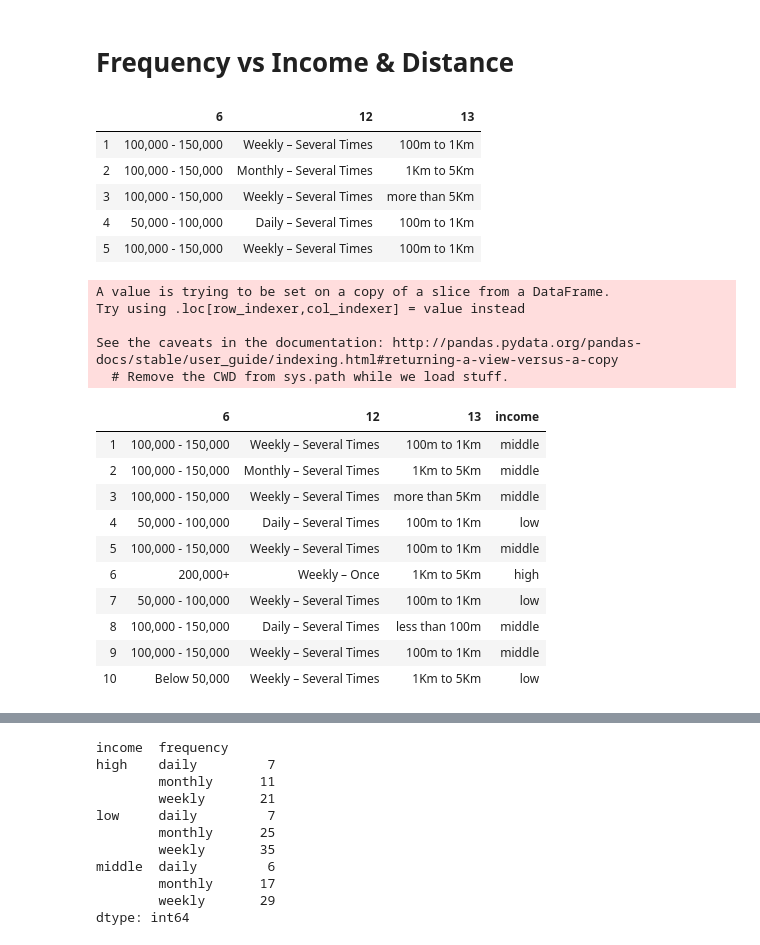
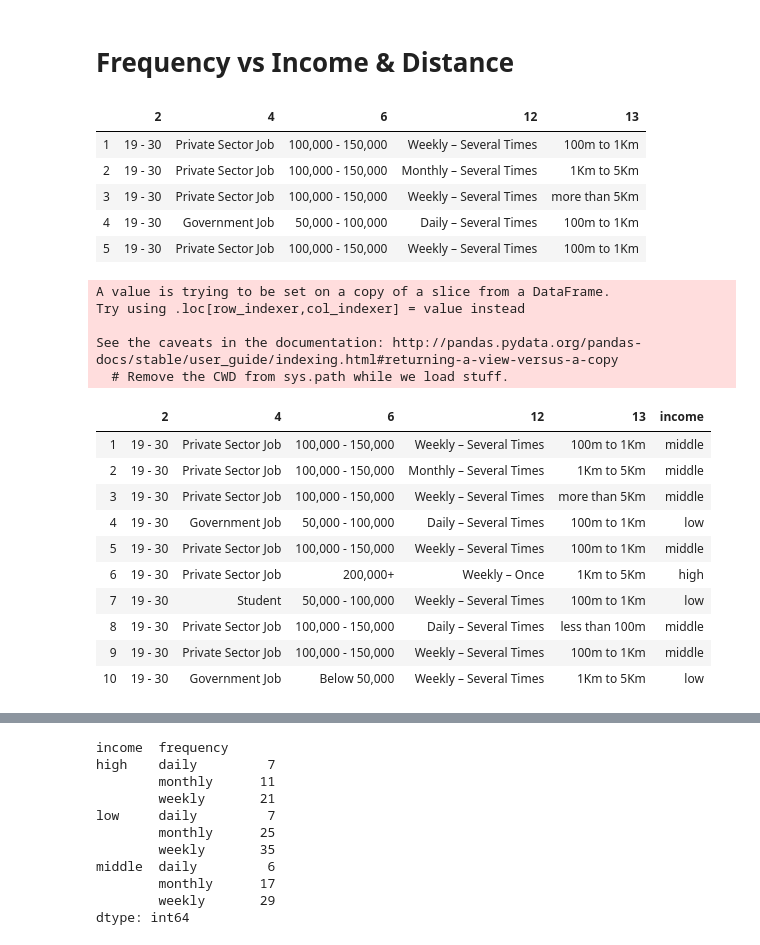
Before and after one commit to CodeProcessor/CS5651-Statistical-Inference-Project, a Jupyter notebook: src/visualization.ipynb, the cells around one changed output, grey strips where cells are left out. Cells and saved outputs as stored; diff of their text form; code cells hidden in the pictures.

```diff
--- a/src/visualization.ipynb
+++ b/src/visualization.ipynb
@@ -239,15 +239,15 @@ Mean : 4.102564102564102 STD: 1.051125691936904 N : 39
 # %% [markdown]
 # Frequency vs Income & Distance
 # %%
-freq_income = df[[6, 12, 13]]
+freq_income = df[[2, 4, 6, 12, 13]]
 freq_income.head()
 # %% [output]
-|  | 6 | 12 | 13 |
-| 1 | 100,000 - 150,000 | Weekly – Several Times | 100m to 1Km |
-| 2 | 100,000 - 150,000 | Monthly – Several Times | 1Km to 5Km |
-| 3 | 100,000 - 150,000 | Weekly – Several Times | more than 5Km |
-| 4 | 50,000 - 100,000 | Daily – Several Times | 100m to 1Km |
-| 5 | 100,000 - 150,000 | Weekly – Several Times | 100m to 1Km |
+|  | 2 | 4 | 6 | 12 | 13 |
+| 1 | 19 - 30 | Private Sector Job | 100,000 - 150,000 | Weekly – Several Times | 100m to 1Km |
+| 2 | 19 - 30 | Private Sector Job | 100,000 - 150,000 | Monthly – Several Times | 1Km to 5Km |
+| 3 | 19 - 30 | Private Sector Job | 100,000 - 150,000 | Weekly – Several Times | more than 5Km |
+| 4 | 19 - 30 | Government Job | 50,000 - 100,000 | Daily – Several Times | 100m to 1Km |
+| 5 | 19 - 30 | Private Sector Job | 100,000 - 150,000 | Weekly – Several Times | 100m to 1Km |
 # %%
 def income(row):
     inc = str(row[6])
@@ -266,17 +266,17 @@ Try using .loc[row_indexer,col_indexer] = value instead
 
 See the caveats in the documentation: http://pandas.pydata.org/pandas-docs/stable/user_guide/indexing.html#returning-a-view-versus-a-copy
   # Remove the CWD from sys.path while we load stuff.
-|  | 6 | 12 | 13 | income |
-| 1 | 100,000 - 150,000 | Weekly – Several Times | 100m to 1Km | middle |
-| 2 | 100,000 - 150,000 | Monthly – Several Times | 1Km to 5Km | middle |
-| 3 | 100,000 - 150,000 | Weekly – Several Times | more than 5Km | middle |
-| 4 | 50,000 - 100,000 | Daily – Several Times | 100m to 1Km | low |
-| 5 | 100,000 - 150,000 | Weekly – Several Times | 100m to 1Km | middle |
-| 6 | 200,000+ | Weekly – Once | 1Km to 5Km | high |
-| 7 | 50,000 - 100,000 | Weekly – Several Times | 100m to 1Km | low |
-| 8 | 100,000 - 150,000 | Daily – Several Times | less than 100m | middle |
-| 9 | 100,000 - 150,000 | Weekly – Several Times | 100m to 1Km | middle |
-| 10 | Below 50,000 | Weekly – Several Times | 1Km to 5Km | low |
+|  | 2 | 4 | 6 | 12 | 13 | income |
+| 1 | 19 - 30 | Private Sector Job | 100,000 - 150,000 | Weekly – Several Times | 100m to 1Km | middle |
+| 2 | 19 - 30 | Private Sector Job | 100,000 - 150,000 | Monthly – Several Times | 1Km to 5Km | middle |
+| 3 | 19 - 30 | Private Sector Job | 100,000 - 150,000 | Weekly – Several Times | more than 5Km | middle |
+| 4 | 19 - 30 | Government Job | 50,000 - 100,000 | Daily – Several Times | 100m to 1Km | low |
+| 5 | 19 - 30 | Private Sector Job | 100,000 - 150,000 | Weekly – Several Times | 100m to 1Km | middle |
+| 6 | 19 - 30 | Private Sector Job | 200,000+ | Weekly – Once | 1Km to 5Km | high |
+| 7 | 19 - 30 | Student | 50,000 - 100,000 | Weekly – Several Times | 100m to 1Km | low |
+| 8 | 19 - 30 | Private Sector Job | 100,000 - 150,000 | Daily – Several Times | less than 100m | middle |
+| 9 | 19 - 30 | Private Sector Job | 100,000 - 150,000 | Weekly – Several Times | 100m to 1Km | middle |
+| 10 | 19 - 30 | Government Job | Below 50,000 | Weekly – Several Times | 1Km to 5Km | low |
 # %%
 def frequency(row):
     freq = str(row[12])
```
Also changed, not shown: parts of 14 cells of this notebook, 1 other file.
